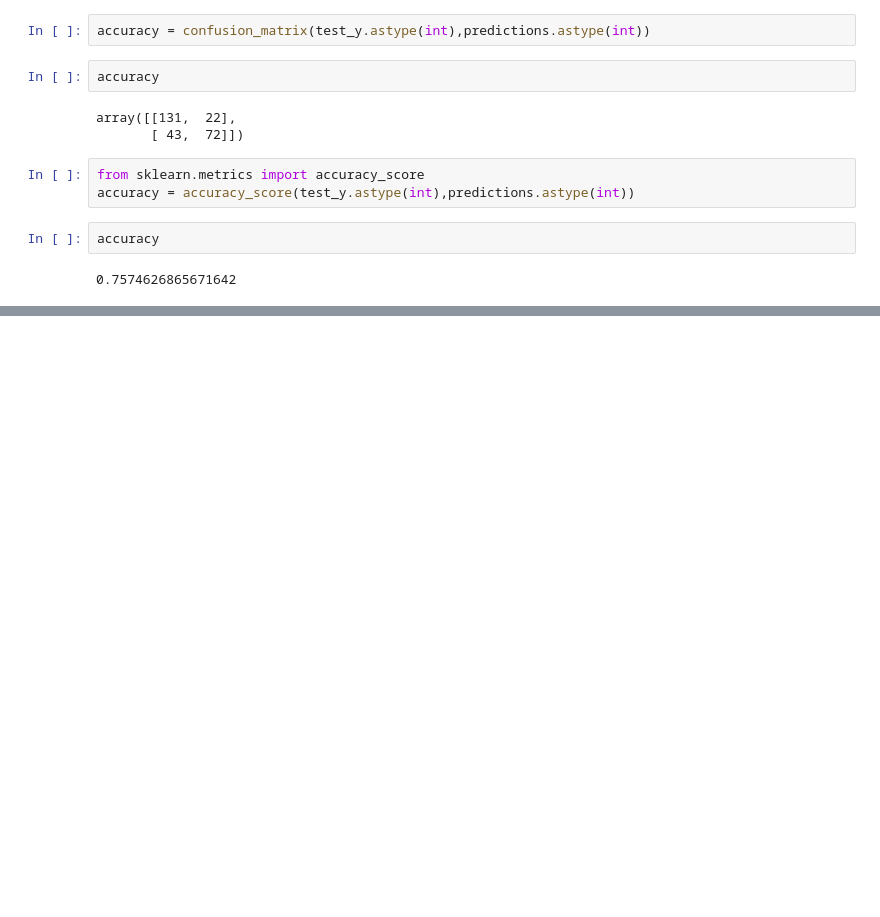
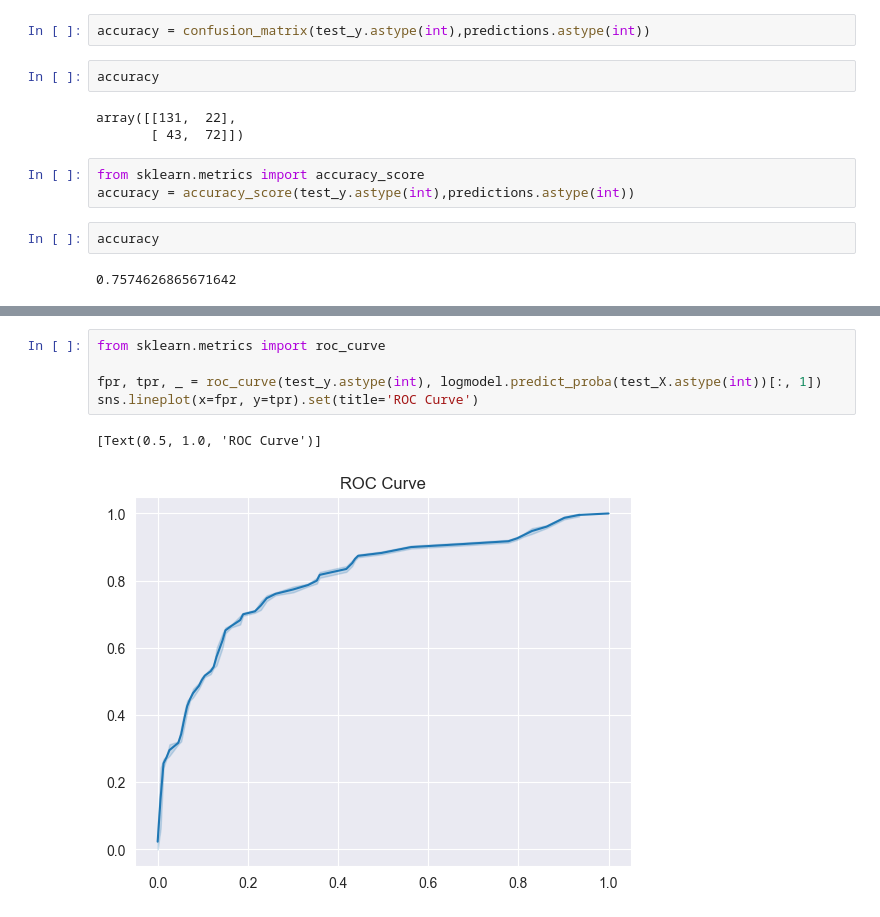
Before and after one commit to laeeq-ahmd/PRODIGY_DS_02, a Jupyter notebook: EDA.ipynb, the cells around one changed output, grey strips where cells are left out. Cells and saved outputs as stored; diff of their text form; blank space fills up the shorter version.

```diff
--- a/EDA.ipynb
+++ b/EDA.ipynb
@@ -257,0 +263,8 @@ accuracy
+# %%
+from sklearn.metrics import roc_curve
+
+fpr, tpr, _ = roc_curve(test_y.astype(int), logmodel.predict_proba(test_X.astype(int))[:, 1])
+sns.lineplot(x=fpr, y=tpr).set(title='ROC Curve')
+# %% [output]
+[Text(0.5, 1.0, 'ROC Curve')]
+[figure, added]
```
Also changed, not shown: parts of 2 cells of this notebook.
